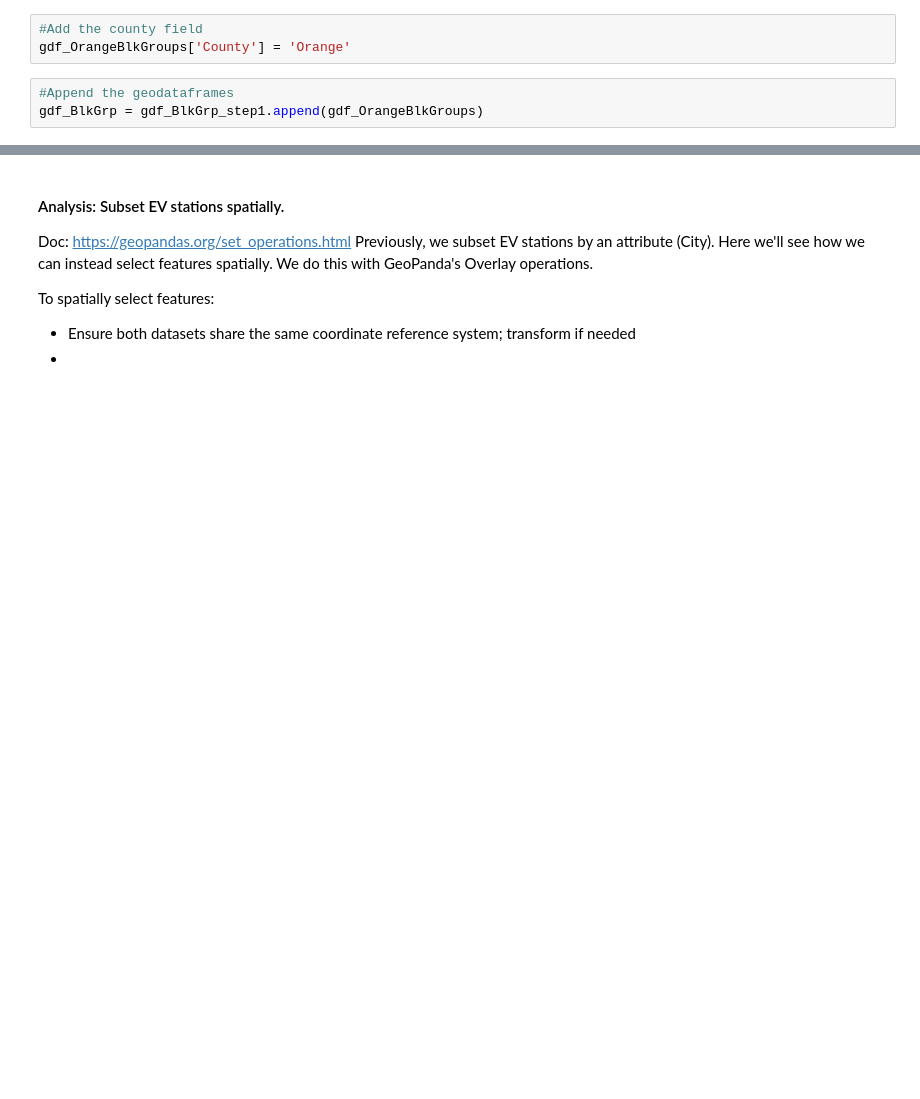
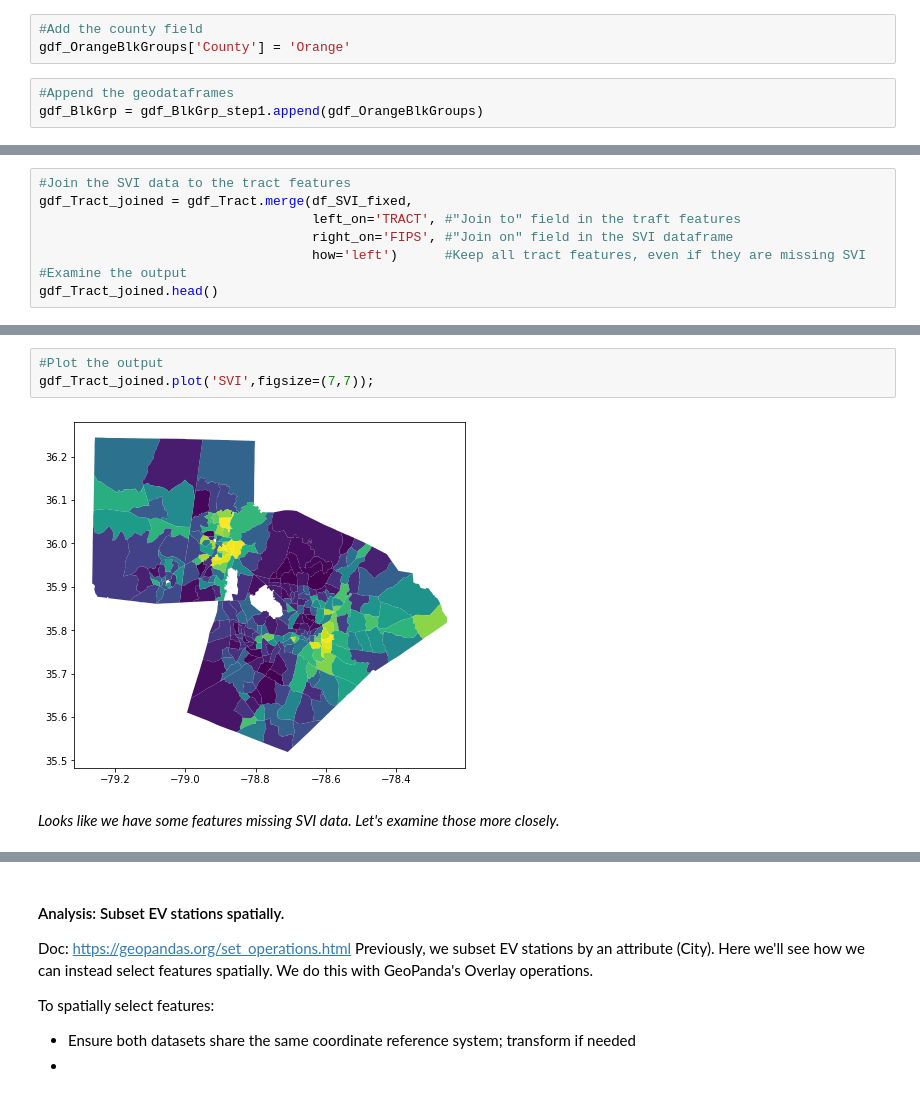
Before and after one commit to ENV859/SpatialDataFrames, a Jupyter notebook: Geopandas-project.ipynb, the cells around one changed output, grey strips where cells are left out. Drawn from its saved outputs; the diff is of its cells as text; blank space fills up the shorter version.

```diff
--- a/Geopandas-project.ipynb
+++ b/Geopandas-project.ipynb
@@ -284,0 +375,8 @@ gdf_Counties.plot();
+# %%
+#Join the SVI data to the tract features
+gdf_Tract_joined = gdf_Tract.merge(df_SVI_fixed,
+                                   left_on='TRACT', #"Join to" field in the traft features
+                                   right_on='FIPS', #"Join on" field in the SVI dataframe
+                                   how='left')      #Keep all tract features, even if they are missing SVI
+#Examine the output
+gdf_Tract_joined.head()
@@ -284,0 +410,7 @@ gdf_Counties.plot();
+# %%
+#Plot the output
+gdf_Tract_joined.plot('SVI',figsize=(7,7));
+# %% [output]
+[figure, added]
+# %% [markdown]
+_Looks like we have some features missing SVI data. Let's examine those more closely._
```
Also changed, not shown: parts of 88 cells of this notebook.
